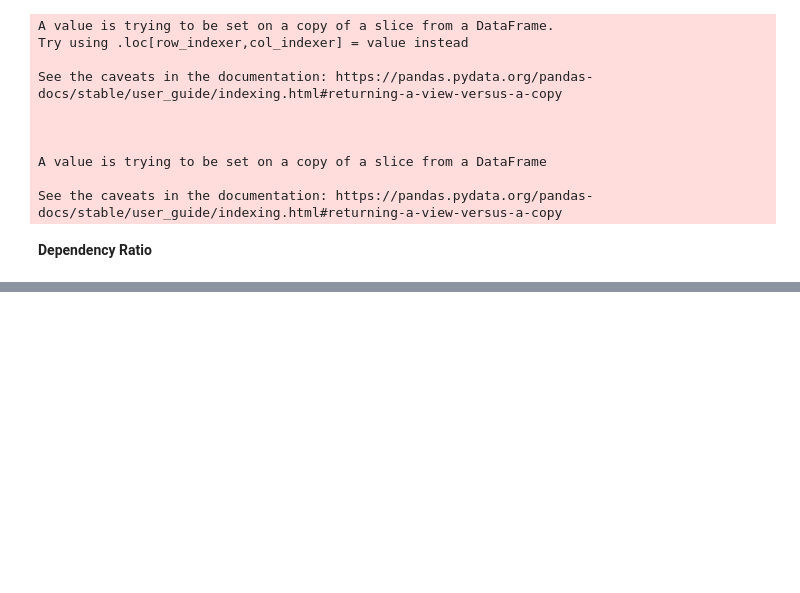
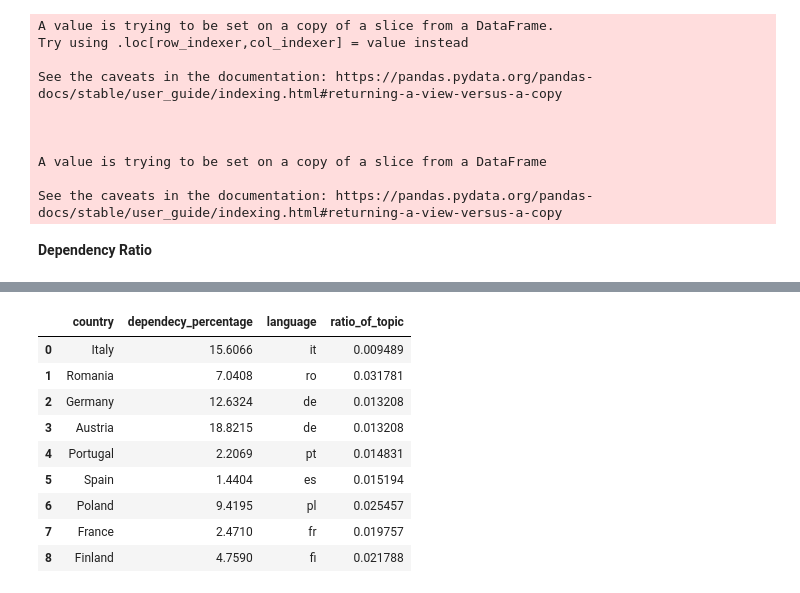
Before and after one commit to elyxlz/Ukraine-Twitter-Analysis, a Jupyter notebook: analysis.ipynb, the cells around one changed output, grey strips where cells are left out. Saved outputs shown, nothing was run; the diff lists cells and outputs as text; code cells hidden in the pictures; blank space fills up the shorter version.

```diff
--- a/analysis.ipynb
+++ b/analysis.ipynb
@@ -944,12 +976,19 @@ fig.write_html('./Plots/facet_plot.html')
 # %%
-countries = [Italy
-Romania
-Germany
-Greece
-Portugal
-Austria
-Spain
-Czechia
-Poland
-France
-Finland
+languages = ["it", "ro", "de", "gr", "pt", "de", "es", "cz", "pl", "fr", "fi"]
+data = {"Italy": 15.6066, "Romania": 7.0408, "Germany": 12.6324, "Greece": 15.2713, "Portugal": 2.2069, "Austria": 18.8215, "Spain": 1.4404, "Czechia": 10.7038, "Poland": 9.4195, "France": 2.4710, "Finland": 4.7590}
+df_dependency = pd.DataFrame(list(data.items()), columns = ['country','dependecy_percentage'])
+df_dependency['language'] = languages
+#df_dependency['mean ratio_per_topic'] = meaned_ratio_per_topics_per_language
+df_dependency = pd.merge(df_dependency, meaned_ratio_per_topics_per_language, on='language')
+df_dependency
+# %% [output]
+|  | country | dependecy_percentage | language | ratio_of_topic |
+| 0 | Italy | 15.6066 | it | 0.009489 |
+| 1 | Romania | 7.0408 | ro | 0.031781 |
+| 2 | Germany | 12.6324 | de | 0.013208 |
+| 3 | Austria | 18.8215 | de | 0.013208 |
+| 4 | Portugal | 2.2069 | pt | 0.014831 |
+| 5 | Spain | 1.4404 | es | 0.015194 |
+| 6 | Poland | 9.4195 | pl | 0.025457 |
+| 7 | France | 2.4710 | fr | 0.019757 |
+| 8 | Finland | 4.7590 | fi | 0.021788 |
```
Also changed, not shown: parts of 5 cells of this notebook, 1 other file.
